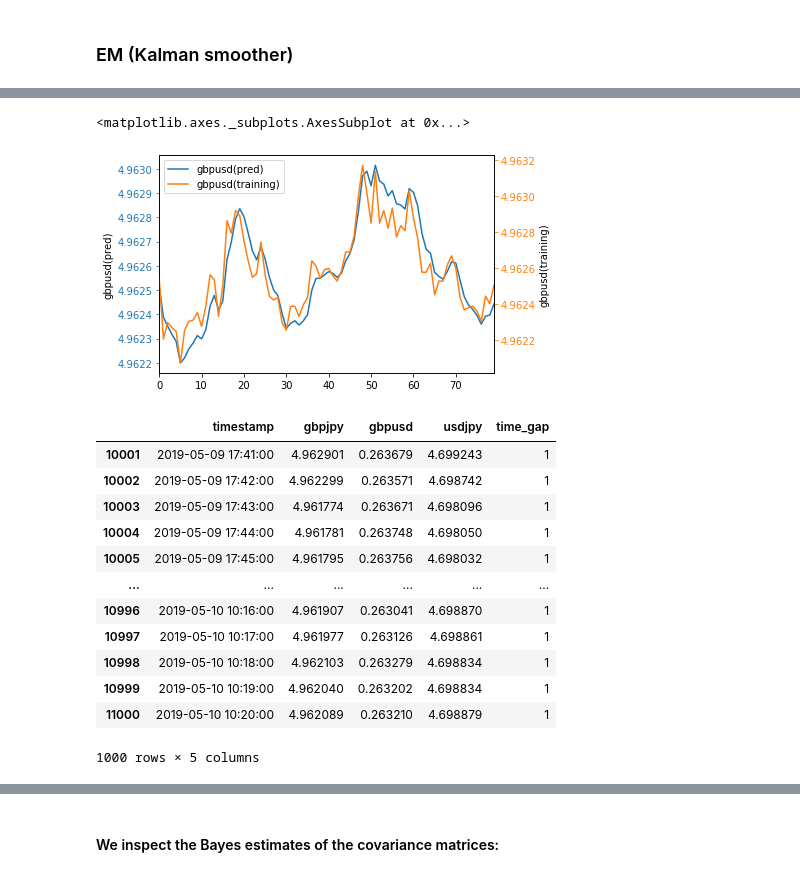
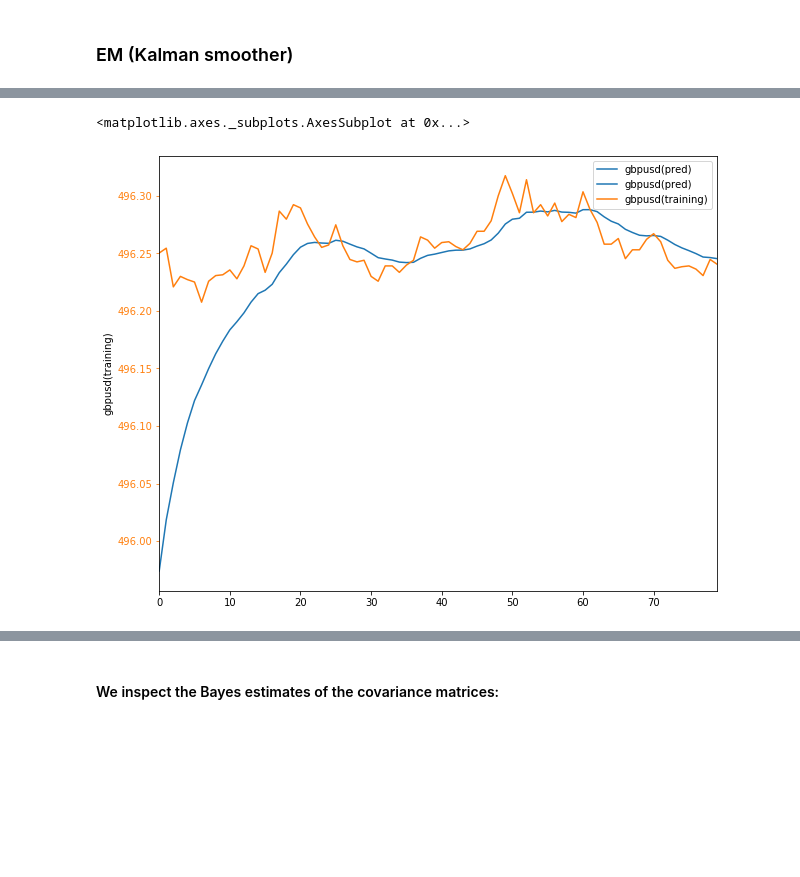
Before and after one commit to my2582/mlpp, a Jupyter notebook: KF_smoothing.ipynb, the cells around one changed output, grey strips where cells are left out. Saved outputs shown, nothing was run; the diff lists cells and outputs as text; code cells hidden in the pictures; blank space fills up the shorter version.

```diff
--- a/KF_smoothing.ipynb
+++ b/KF_smoothing.ipynb
@@ -276,31 +303,47 @@ def plot_multi(data, cols=None, spacing=.1, **kwargs):
     from pandas import plotting
 
     # Get default color style from pandas - can be changed to any other color list
-    if cols is None: cols = data.columns
-    if len(cols) == 0: return
-    colors = getattr(getattr(plotting, '_matplotlib').style, '_get_standard_colors')(num_colors=len(cols))
+    if cols is None:
+        cols = data.columns
+    if len(cols) == 0:
+        return
+    colors = getattr(getattr(plotting, '_matplotlib').style,
+                     '_get_standard_colors')(num_colors=len(cols))
 
     # First axis
     ax = data.loc[:, cols[0]].plot(label=cols[0], color=colors[0], **kwargs)
-    ax.set_ylabel(ylabel=cols[0])
+#     ax.set_ylabel(ylabel=cols[0])
     ax.tick_params(axis='y', colors=colors[0])
     lines, labels = ax.get_legend_handles_labels()
 
+#     for n in range(1, len(cols)):
+#         # Multiple y-axes
+#         ax_new = ax.twinx()
+#         ax_new.spines['right'].set_position(('axes', 1 + spacing * (n - 1)))
+#         data.loc[:, cols[n]].plot(ax=ax_new, label=cols[n], color=colors[n % len(colors)])
+#         ax_new.set_ylabel(ylabel=cols[n])
+#         ax_new.tick_params(axis='y', colors=colors[n % len(colors)])
+
+#         # Proper legend position
+#         line, label = ax_new.get_legend_handles_labels()
+#         lines += line
+#         labels += label
+
     for n in range(1, len(cols)):
         # Multiple y-axes
-        ax_new = ax.twinx()
-        ax_new.spines['right'].set_position(('axes', 1 + spacing * (n - 1)))
-        data.loc[:, cols[n]].plot(ax=ax_new, label=cols[n], color=colors[n % len(colors)])
-        ax_new.set_ylabel(ylabel=cols[n])
-        ax_new.tick_params(axis='y', colors=colors[n % len(colors)])
+        ax.set_ylabel(ylabel=cols[n])
+        ax.spines['right'].set_position(('axes', 1 + spacing * (n - 1)))
+        data.loc[:, cols[n]].plot(
+            ax=ax, label=cols[n], color=colors[n % len(colors)])
+        ax.tick_params(axis='y', colors=colors[n % len(colors)])
 
         # Proper legend position
-        line, label = ax_new.get_legend_handles_labels()
+        line, label = ax.get_legend_handles_labels()
         lines += line
         labels += label
 
     ax.legend(lines, labels, loc=0)
     return ax
 # %%
-gbpusd_dict = {'gbpusd(pred)':predictions.iloc[20:100, 1].to_numpy(),
-               'gbpusd(training)':training.iloc[20:100, 1].to_numpy()}
+gbpusd_dict = {'gbpusd(pred)': forward_predictions.iloc[20:100, 1].to_numpy(),
+               'gbpusd(training)': training.iloc[20:100, 1].to_numpy()}
@@ -307,22 +382,6 @@ gbpusd_dict = {'gbpusd(pred)':predictions.iloc[20:100, 1].to_numpy(),
 # %%
-plot_multi(pd.DataFrame(gbpusd_dict))
+plot_multi(pd.DataFrame(gbpusd_dict), figsize=(10,8))
 # %% [output]
 <matplotlib.axes._subplots.AxesSubplot at 0x...>
-[figure, old version]
+[figure, new version]
-# %%
-training[:1000]
-# %% [output]
-|  | timestamp | gbpjpy | gbpusd | usdjpy | time_gap |
-| 10001 | 2019-05-09 17:41:00 | 4.962901 | 0.263679 | 4.699243 | 1 |
-| 10002 | 2019-05-09 17:42:00 | 4.962299 | 0.263571 | 4.698742 | 1 |
-| 10003 | 2019-05-09 17:43:00 | 4.961774 | 0.263671 | 4.698096 | 1 |
-| 10004 | 2019-05-09 17:44:00 | 4.961781 | 0.263748 | 4.698050 | 1 |
-| 10005 | 2019-05-09 17:45:00 | 4.961795 | 0.263756 | 4.698032 | 1 |
-| ... | ... | ... | ... | ... | ... |
-| 10996 | 2019-05-10 10:16:00 | 4.961907 | 0.263041 | 4.698870 | 1 |
-| 10997 | 2019-05-10 10:17:00 | 4.961977 | 0.263126 | 4.698861 | 1 |
-| 10998 | 2019-05-10 10:18:00 | 4.962103 | 0.263279 | 4.698834 | 1 |
-| 10999 | 2019-05-10 10:19:00 | 4.962040 | 0.263202 | 4.698834 | 1 |
-| 11000 | 2019-05-10 10:20:00 | 4.962089 | 0.263210 | 4.698879 | 1 |
-1000 rows × 5 columns
 # %%
```
Also changed, not shown: parts of 53 cells of this notebook.
